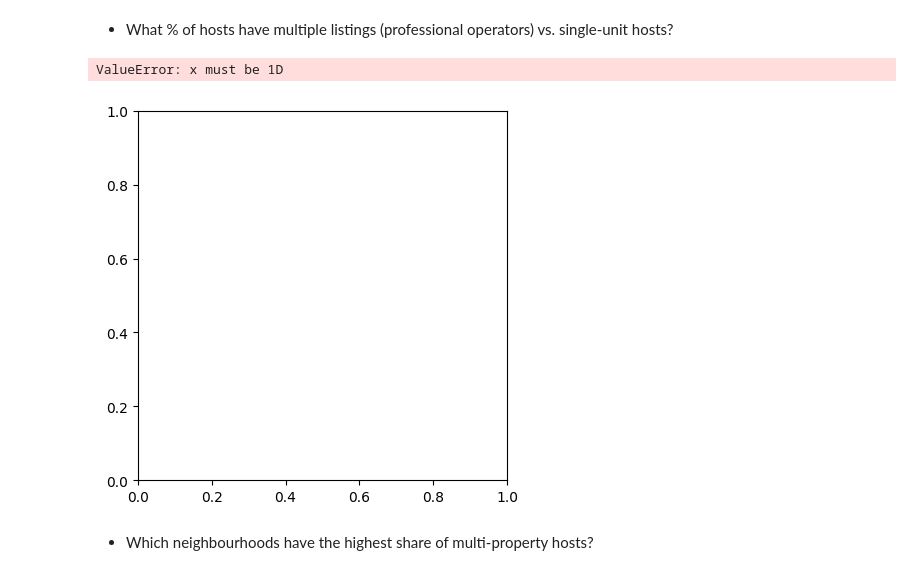
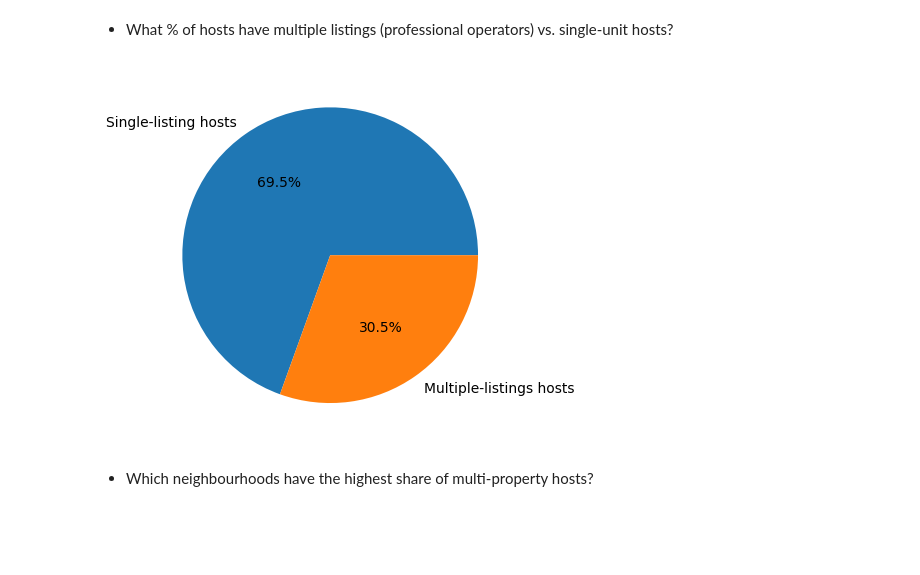
Before and after one commit to EdgarHTT/Airbnb_CDMX_EDA, a Jupyter notebook: Airbnb_CDMX_EDA.ipynb, the cells around one changed output. Saved outputs shown, nothing was run; the diff lists cells and outputs as text; code cells hidden in the pictures; blank space fills up the shorter version.

```diff
--- a/Airbnb_CDMX_EDA.ipynb
+++ b/Airbnb_CDMX_EDA.ipynb
@@ -149,7 +149,9 @@ columms_to_drop = [
     "review_scores_communication", "review_scores_location", "review_scores_value",
     "instant_bookable", "neighbourhood_group_cleansed", "calendar_updated", "license",
     "host_verifications", "host_identity_verified", "has_availability", "reviews_per_month",
-    "host_about", "neighborhood_overview", "description", "name"
+    "host_about", "neighborhood_overview", "description", "name",
+    "minimum_minimum_nights", "maximum_minimum_nights", "minimum_maximum_nights",
+    "maximum_maximum_nights", "minimum_nights_avg_ntm", "maximum_nights_avg_ntm"
 ]
 listings.drop(columms_to_drop, axis=1, inplace=True)
 # %%
@@ -275,26 +284,17 @@ According to Encuesta Nacional de Ingresos y Gastos de los Hogares 2024 (ENIGH).
 ### **Behavious & Usage**
 # %% [markdown]
 - What % of hosts have multiple listings (professional operators) vs. single-unit hosts?
-# %%
-multiple_listings_hostIDs = listings.host_id.value_counts()
-
-host_groups = {
-    'Multiple listing hosts':0,
-    'Single-unit hosts':0
-}
-
-for hostId, count in multiple_listings_hostIDs.items():
-    if count > 1:
-        host_groups['Single-unit hosts'] += 1
-    else:
-        host_groups['Multiple listing hosts'] += 1
-
-plt.pie(host_groups)
-
-plt.title('Multiple listing hosts vs. Single listing hosts')
-plt.show()
-# %% [output]
-ValueError: x must be 1D
-[figure, removed]
+# %%
+host_listing_counts = listings.groupby("host_id").size()
+
+host_groups = {
+    "Single-listing hosts": (host_listing_counts == 1).sum(),
+    "Multiple-listings hosts": (host_listing_counts > 1).sum()
+}
+
+fig, ax = plt.subplots()
+ax.pie(host_groups.values(), labels=host_groups.keys(), autopct="%1.1f%%");
+# %% [output]
+[figure, added]
 # %% [markdown]
 - Which neighbourhoods have the highest share of multi-property hosts?
```
Also changed, not shown: parts of 9 cells of this notebook.
